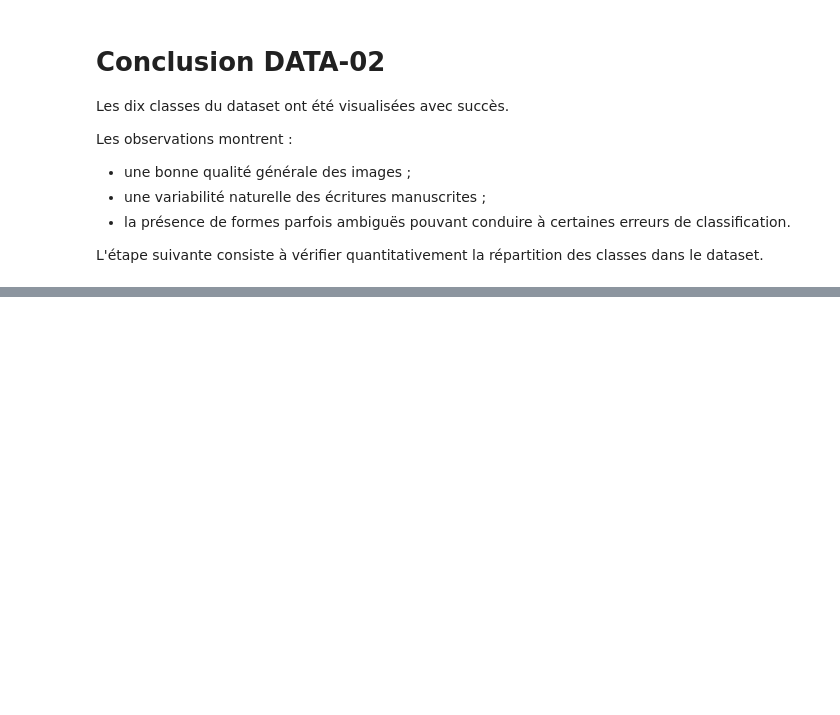
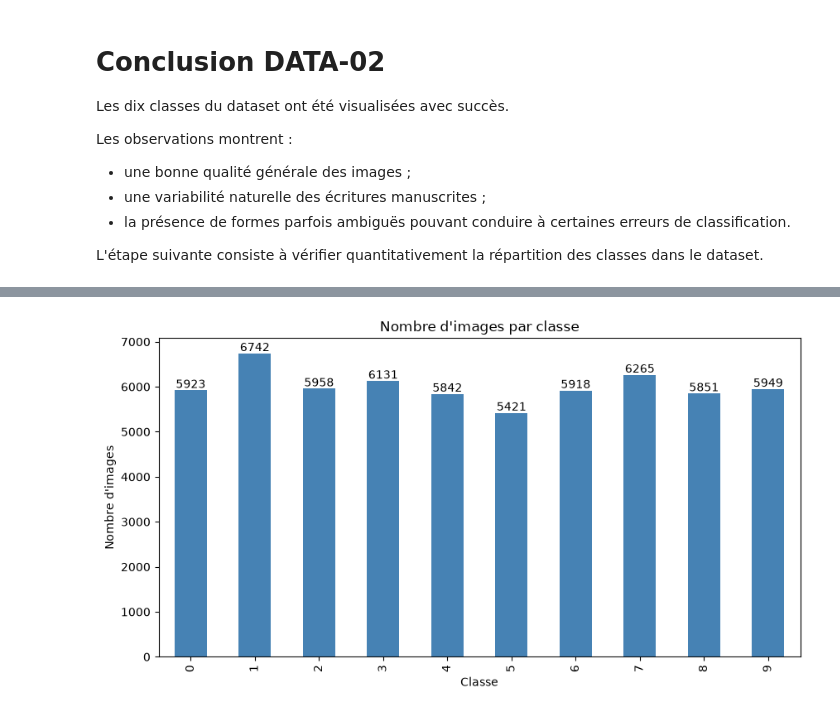
Before and after one commit to pierre-mazard/handwritten_digits, a Jupyter notebook: notebooks/01_exploration_mnist.ipynb, the cells around one changed output, grey strips where cells are left out. Cells and saved outputs as stored; diff of their text form; code cells hidden in the pictures; blank space fills up the shorter version.

Commit message:
feat: complete MNIST dataset exploration

```diff
--- a/notebooks/01_exploration_mnist.ipynb
+++ b/notebooks/01_exploration_mnist.ipynb
@@ -212,0 +218,4 @@ L'étape suivante consiste à vérifier quantitativement la répartition des cla
+# %%
+class_counts = pd.Series(y_train_full).value_counts().sort_index()
+
+class_counts
@@ -212,0 +234,16 @@ L'étape suivante consiste à vérifier quantitativement la répartition des cla
+# %%
+plt.figure(figsize=(10, 5))
+
+ax = class_counts.plot(kind="bar", color="steelblue")
+
+for i, value in enumerate(class_counts):
+    ax.text(i, value + 50, str(value), ha="center")
+
+plt.title("Nombre d'images par classe")
+plt.xlabel("Classe")
+plt.ylabel("Nombre d'images")
+# sauvegarde de la figure
+plt.savefig("../reports/figures/mnist_class_distribution.png", bbox_inches="tight")
+plt.show()
+# %% [output]
+[figure, added]
```
Also changed, not shown: parts of 22 cells of this notebook, 5 other files.
